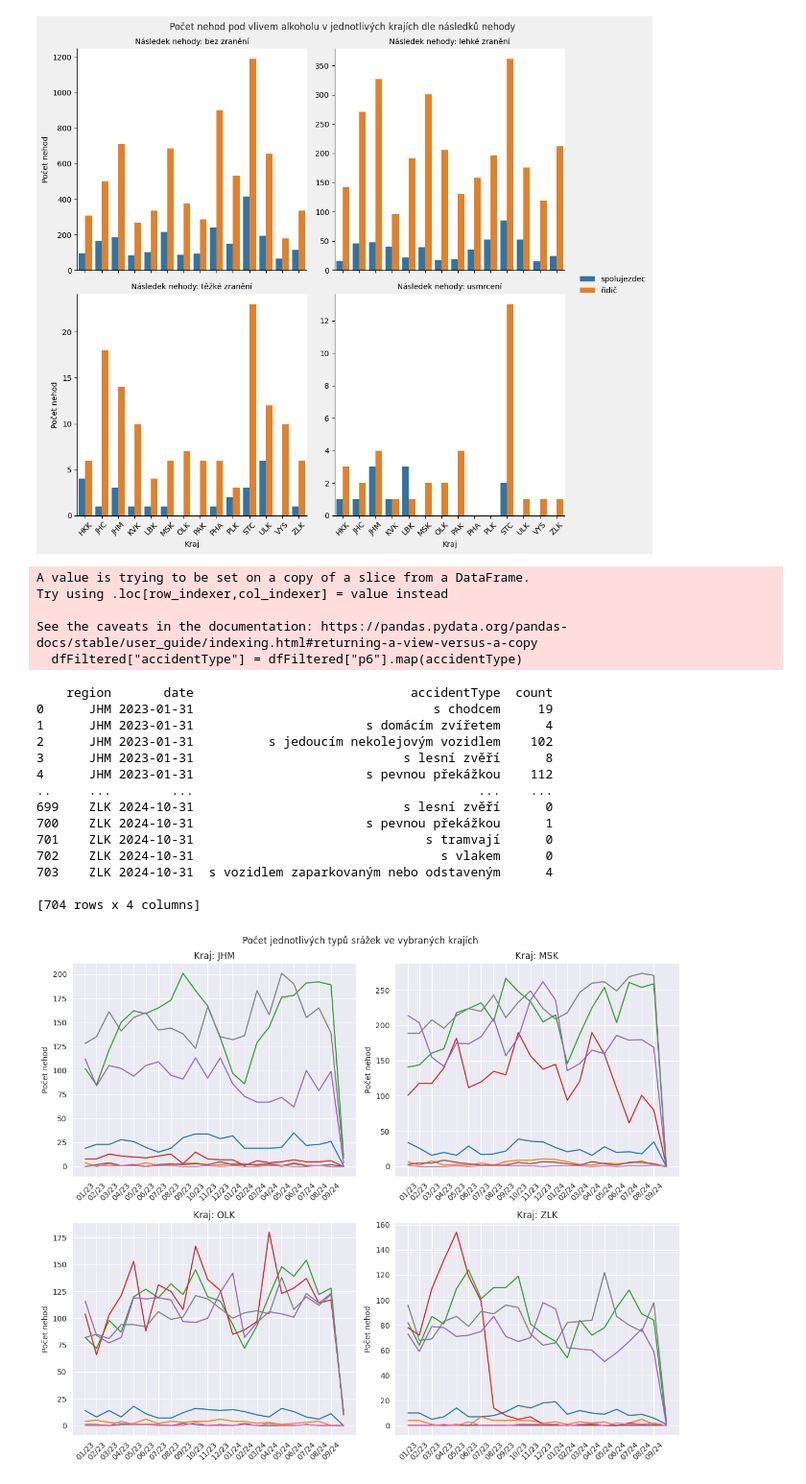
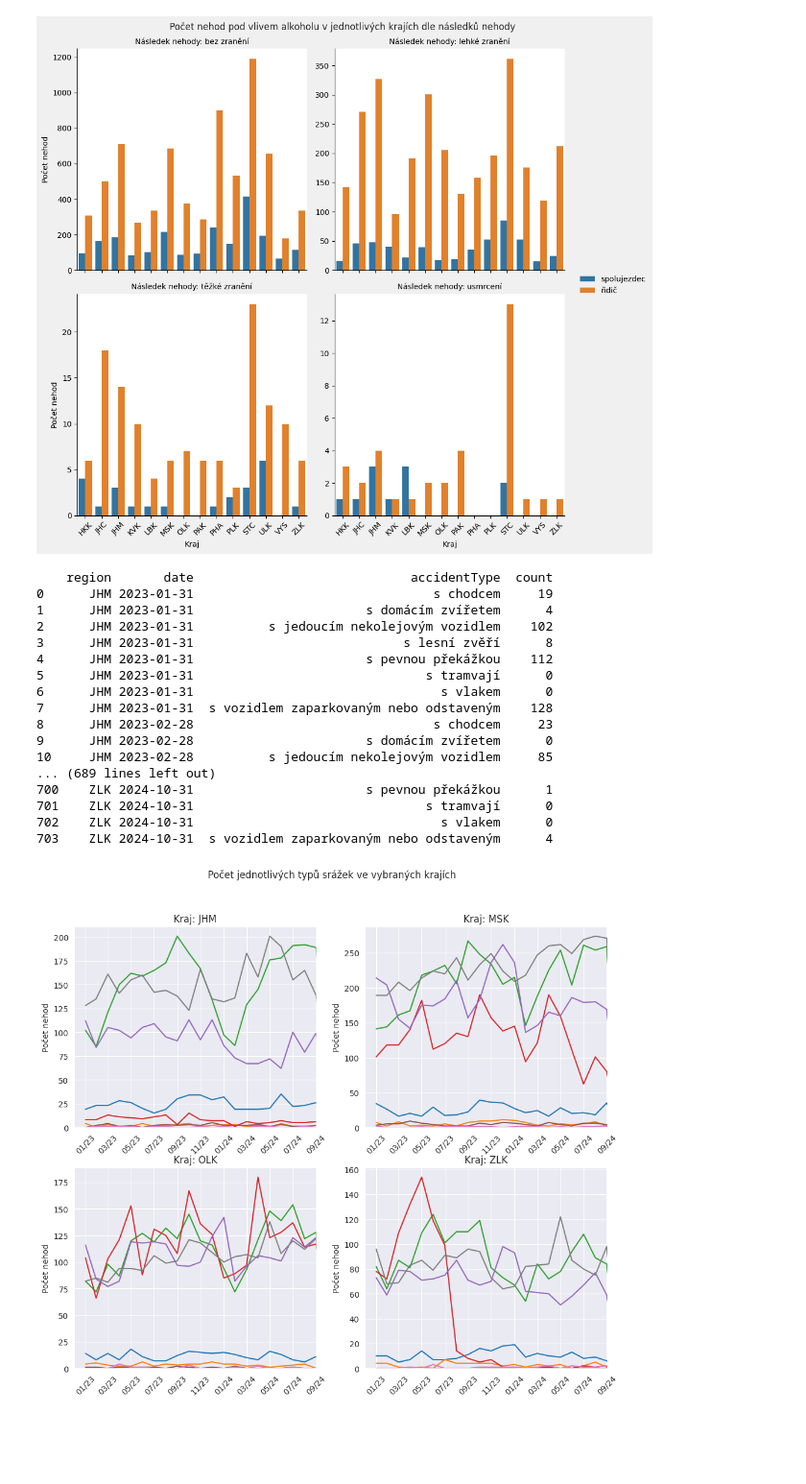
Before and after one commit to antiphyv2/FIT_IZV-PROJ, a Jupyter notebook: partTwo/analysis.ipynb, the cells around one changed output. Shown: that part at 96% size. Drawn from its saved outputs; the diff is of its cells as text; code cells hidden in the pictures; blank space fills up the shorter version.

Commit message:
5 wo legend

```diff
--- a/partTwo/analysis.ipynb
+++ b/partTwo/analysis.ipynb
@@ -177,10 +177,12 @@ def plot_type(df: pd.DataFrame, fig_location: str = None,
         7: "s vlakem",
         8: "s tramvají",
     }
-
+    dfFiltered = dfFiltered.copy()
     dfFiltered["accidentType"] = dfFiltered["p6"].map(accidentType)
     newDf = pd.pivot_table(dfFiltered, index=["date", "region"], columns="accidentType", values="p6", aggfunc="count", fill_value=0)
-    resampledDf = newDf.groupby("region").resample("M", level="date").sum()
+    # pd.set_option('display.max_rows', None)
+    # print(newDf)
+    resampledDf = newDf.groupby("region").resample("ME", level="date").sum()
     stackedDf = resampledDf.stack().reset_index(name="count")
     print(stackedDf)
 
@@ -191,51 +193,54 @@ def plot_type(df: pd.DataFrame, fig_location: str = None,
     fig.suptitle("Počet jednotlivých typů srážek ve vybraných krajích")
 
     regionList = stackedDf["region"].unique()
     for i, axe in enumerate(axes):
 
         currentRegion = stackedDf[stackedDf["region"] == regionList[i]]
         sns.lineplot(data=currentRegion, x="date", y="count", hue="accidentType", ax=axe, palette="tab10")
 
         axe.get_legend().remove()
 
+        axe.set_xlim(pd.Timestamp("2023-01-01"), pd.Timestamp("2024-10-01"))
+        axe.set_ylim(0, None)
         xticks = pd.date_range(start='2023-01-01', end='2024-10-01', freq='2ME')
         axe.set_xticks(xticks)
         axe.set_xticklabels([pd.to_datetime(tm, unit='d').strftime('%m/%y') for tm in xticks])
+
+
 
         axe.set_title(f'Kraj: {regionList[i]}')
         axe.tick_params(axis='x', rotation=45)
         axe.set_xlabel("")
         axe.set_ylabel("Počet nehod")
 
     # plt.legend(loc="center left", bbox_to_anchor=(1.15, 1.4), title="Druh nehody")
-    plt.tight_layout()
+    # plt.legend(loc="best", bbox_to_anchor=(0, 0), title="Druh nehody", frameon=False)
+    # plt.tight_layout()
 
 
     if fig_location:
         plt.savefig(fig_location)
 
     if show_figure:
         plt.show()
 
 plot_type(df2, "03_type.png", True)
 # %% [output]
-A value is trying to be set on a copy of a slice from a DataFrame.
-Try using .loc[row_indexer,col_indexer] = value instead
-
-See the caveats in the documentation: https://pandas.pydata.org/pandas-docs/stable/user_guide/indexing.html#returning-a-view-versus-a-copy
-  dfFiltered["accidentType"] = dfFiltered["p6"].map(accidentType)
+    region       date                             accidentType  count
+0      JHM 2023-01-31                                s chodcem     19
+1      JHM 2023-01-31                       s domácím zvířetem      4
+2      JHM 2023-01-31          s jedoucím nekolejovým vozidlem    102
+3      JHM 2023-01-31                            s lesní zvěří      8
+4      JHM 2023-01-31                       s pevnou překážkou    112
+5      JHM 2023-01-31                               s tramvají      0
+6      JHM 2023-01-31                                 s vlakem      0
+7      JHM 2023-01-31  s vozidlem zaparkovaným nebo odstaveným    128
+8      JHM 2023-02-28                                s chodcem     23
+9      JHM 2023-02-28                       s domácím zvířetem      0
+10     JHM 2023-02-28          s jedoucím nekolejovým vozidlem     85
+... (689 lines left out)
+700    ZLK 2024-10-31                       s pevnou překážkou      1
+701    ZLK 2024-10-31                               s tramvají      0
+702    ZLK 2024-10-31                                 s vlakem      0
+703    ZLK 2024-10-31  s vozidlem zaparkovaným nebo odstaveným      4
-    region       date                             accidentType  count
-0      JHM 2023-01-31                                s chodcem     19
-1      JHM 2023-01-31                       s domácím zvířetem      4
-2      JHM 2023-01-31          s jedoucím nekolejovým vozidlem    102
-3      JHM 2023-01-31                            s lesní zvěří      8
-4      JHM 2023-01-31                       s pevnou překážkou    112
-..     ...        ...                                      ...    ...
-699    ZLK 2024-10-31                            s lesní zvěří      0
-700    ZLK 2024-10-31                       s pevnou překážkou      1
-701    ZLK 2024-10-31                               s tramvají      0
-702    ZLK 2024-10-31                                 s vlakem      0
-703    ZLK 2024-10-31  s vozidlem zaparkovaným nebo odstaveným      4
-
-[704 rows x 4 columns]
-[figure, old version]
+[figure, new version]
```
Also changed, not shown: 1 other file.
